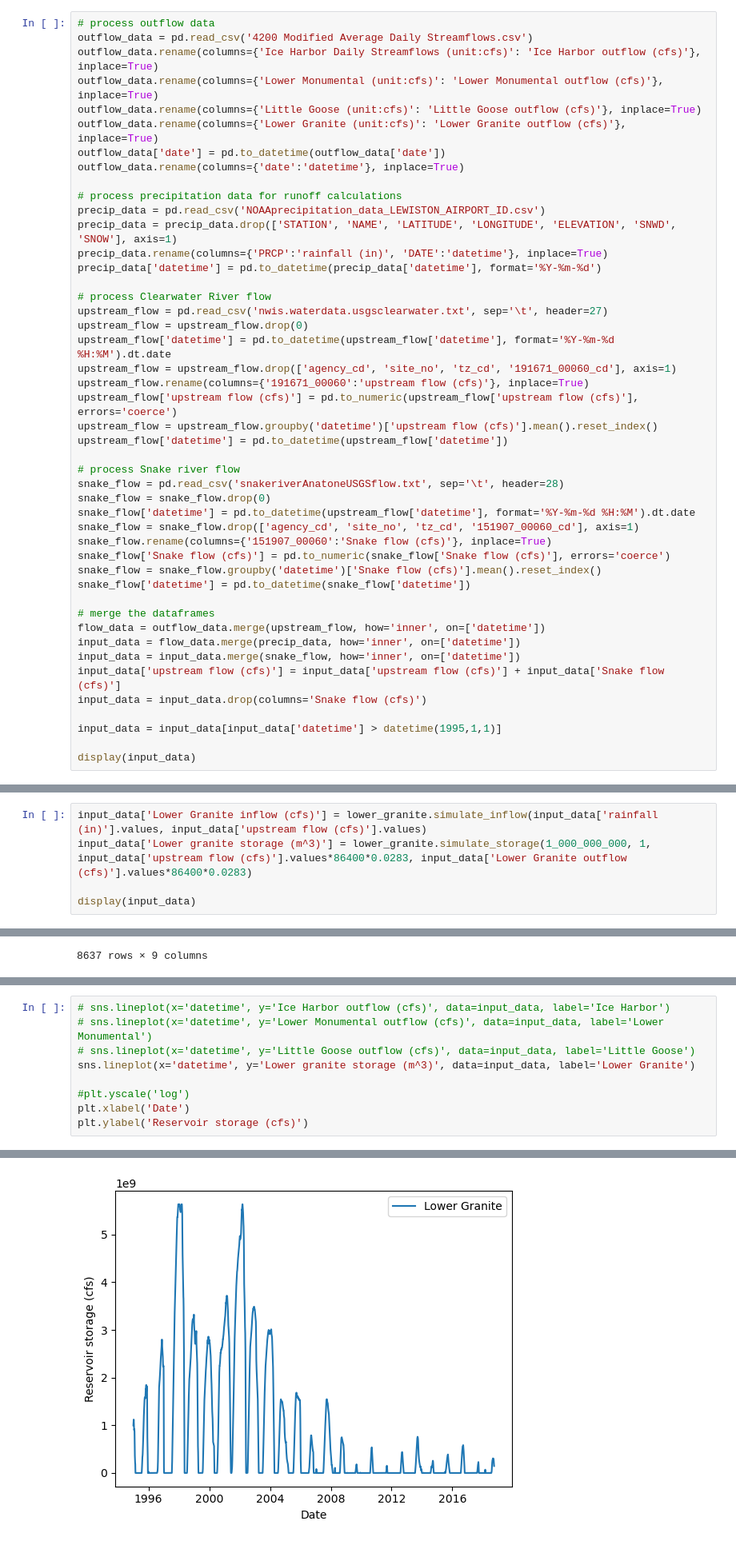
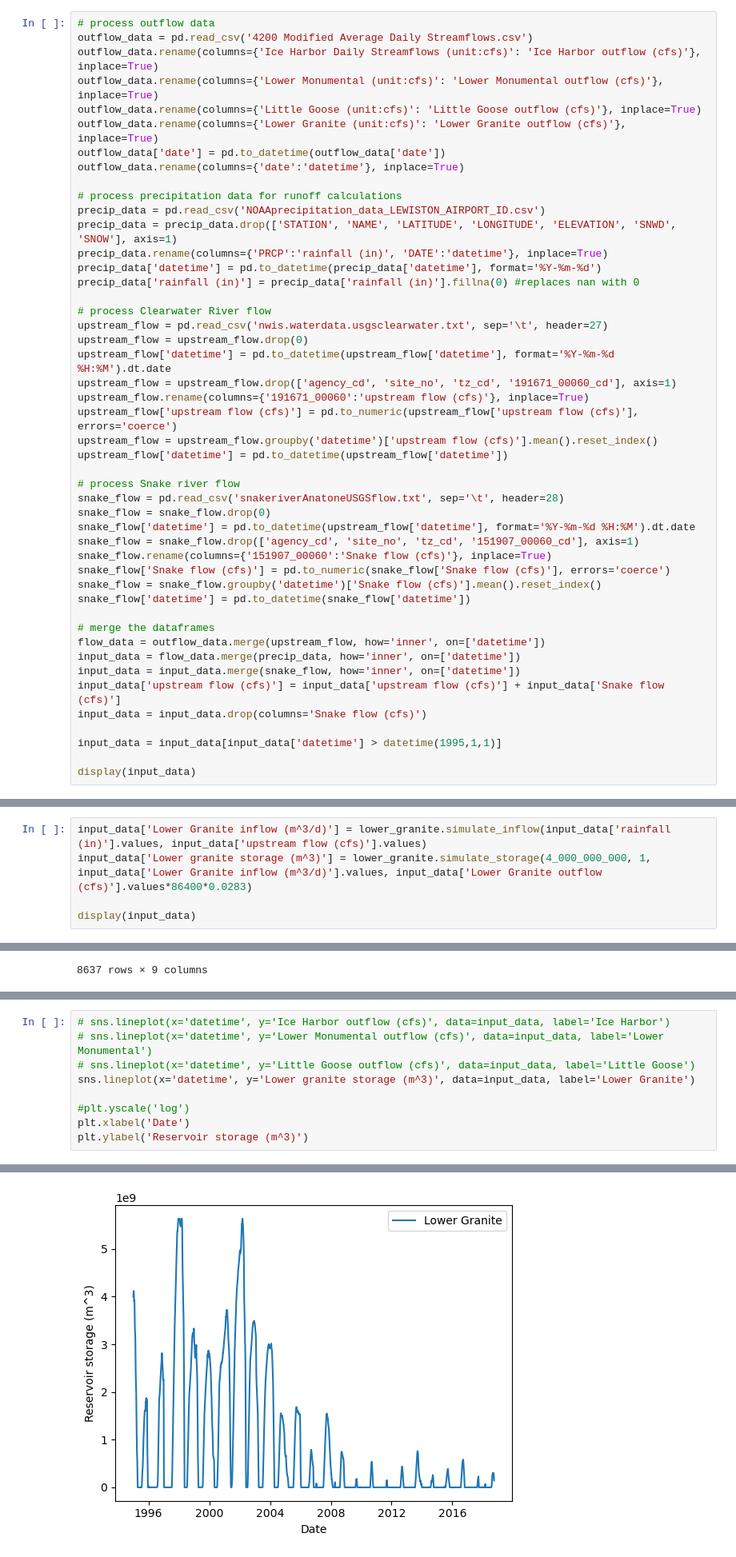
Before and after one commit to clairewang23/columbia_river_model, a Jupyter notebook: model drafting.ipynb, the cells around one changed output, grey strips where cells are left out. Shown at 80% size. Drawn from its saved outputs; the diff is of its cells as text.

```diff
--- a/model drafting.ipynb
+++ b/model drafting.ipynb
@@ -21,6 +21,7 @@ precip_data = pd.read_csv('NOAAprecipitation_data_LEWISTON_AIRPORT_ID.csv')
 precip_data = precip_data.drop(['STATION', 'NAME', 'LATITUDE', 'LONGITUDE', 'ELEVATION', 'SNWD', 'SNOW'], axis=1)
 precip_data.rename(columns={'PRCP':'rainfall (in)', 'DATE':'datetime'}, inplace=True)
 precip_data['datetime'] = pd.to_datetime(precip_data['datetime'], format='%Y-%m-%d')
+precip_data['rainfall (in)'] = precip_data['rainfall (in)'].fillna(0) #replaces nan with 0
 
 # process Clearwater River flow
 upstream_flow = pd.read_csv('nwis.waterdata.usgsclearwater.txt', sep='\t', header=27)
@@ -144,8 +145,8 @@ lower_granite = Reservoir(SA=8900*4047,num_turb=6,capacity=810000,tail_elev=636,
 # %% [markdown]
 ## Simulate reservoirs
 # %%
-input_data['Lower Granite inflow (cfs)'] = lower_granite.simulate_inflow(input_data['rainfall (in)'].values, input_data['upstream flow (cfs)'].values)
-input_data['Lower granite storage (m^3)'] = lower_granite.simulate_storage(1_000_000_000, 1, input_data['upstream flow (cfs)'].values*86400*0.0283, input_data['Lower Granite outflow (cfs)'].values*86400*0.0283)
+input_data['Lower Granite inflow (m^3/d)'] = lower_granite.simulate_inflow(input_data['rainfall (in)'].values, input_data['upstream flow (cfs)'].values)
+input_data['Lower granite storage (m^3)'] = lower_granite.simulate_storage(4_000_000_000, 1, input_data['Lower Granite inflow (m^3/d)'].values, input_data['Lower Granite outflow (cfs)'].values*86400*0.0283)
 
 display(input_data)
 # %% [output]
@@ -170,5 +181,5 @@ sns.lineplot(x='datetime', y='Lower granite storage (m^3)', data=input_data, lab
 
 #plt.yscale('log')
 plt.xlabel('Date')
-plt.ylabel('Reservoir storage (cfs)')
+plt.ylabel('Reservoir storage (m^3)')
 # %% [output]
@@ -176,4 +187,4 @@ Text(0, 0.5, 'Reservoir storage (cfs)')
-[figure, old version]
+[figure, new version]
 # %% [markdown]
 ## OLD: Simulate reservoirs
 # %%
```
Also changed, not shown: parts of 2 cells of this notebook.
